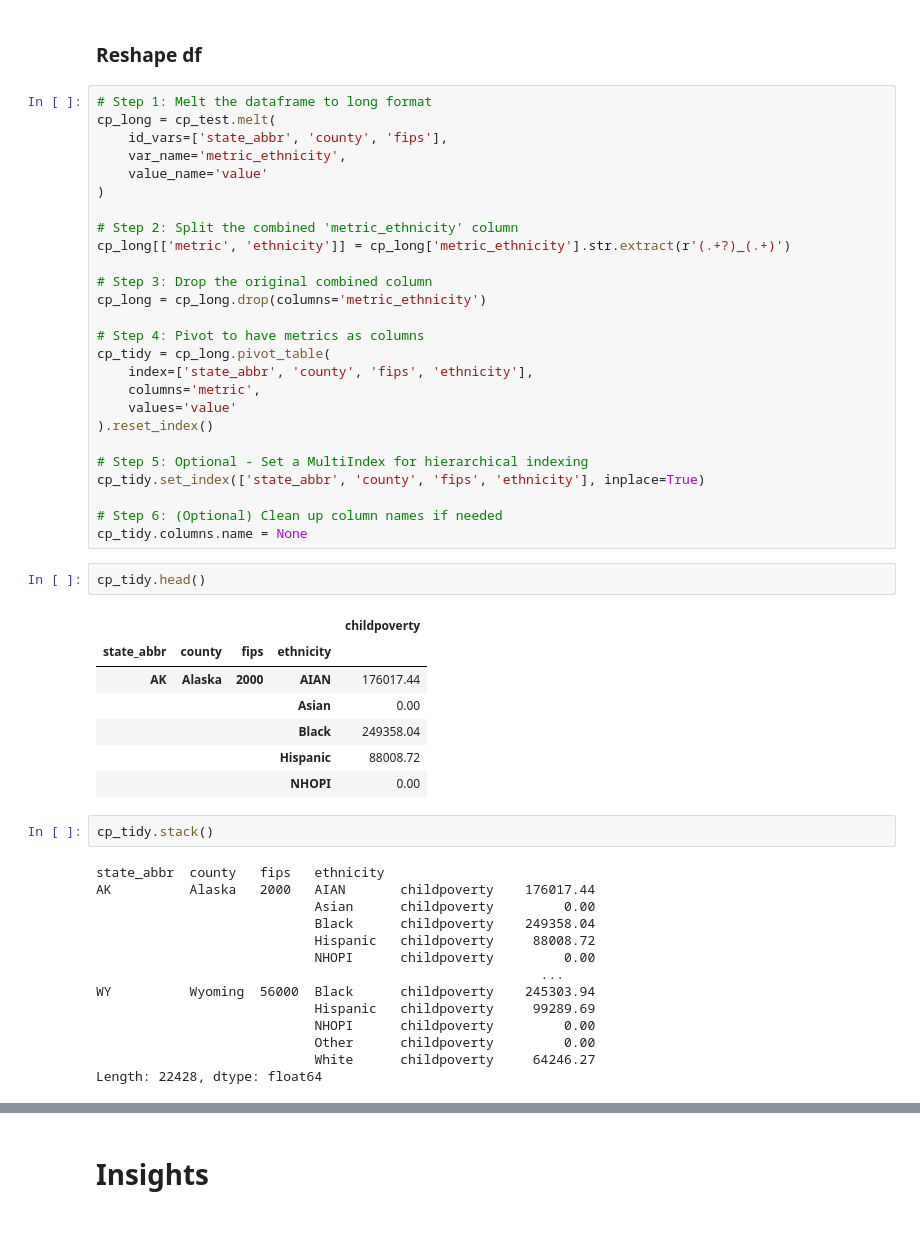
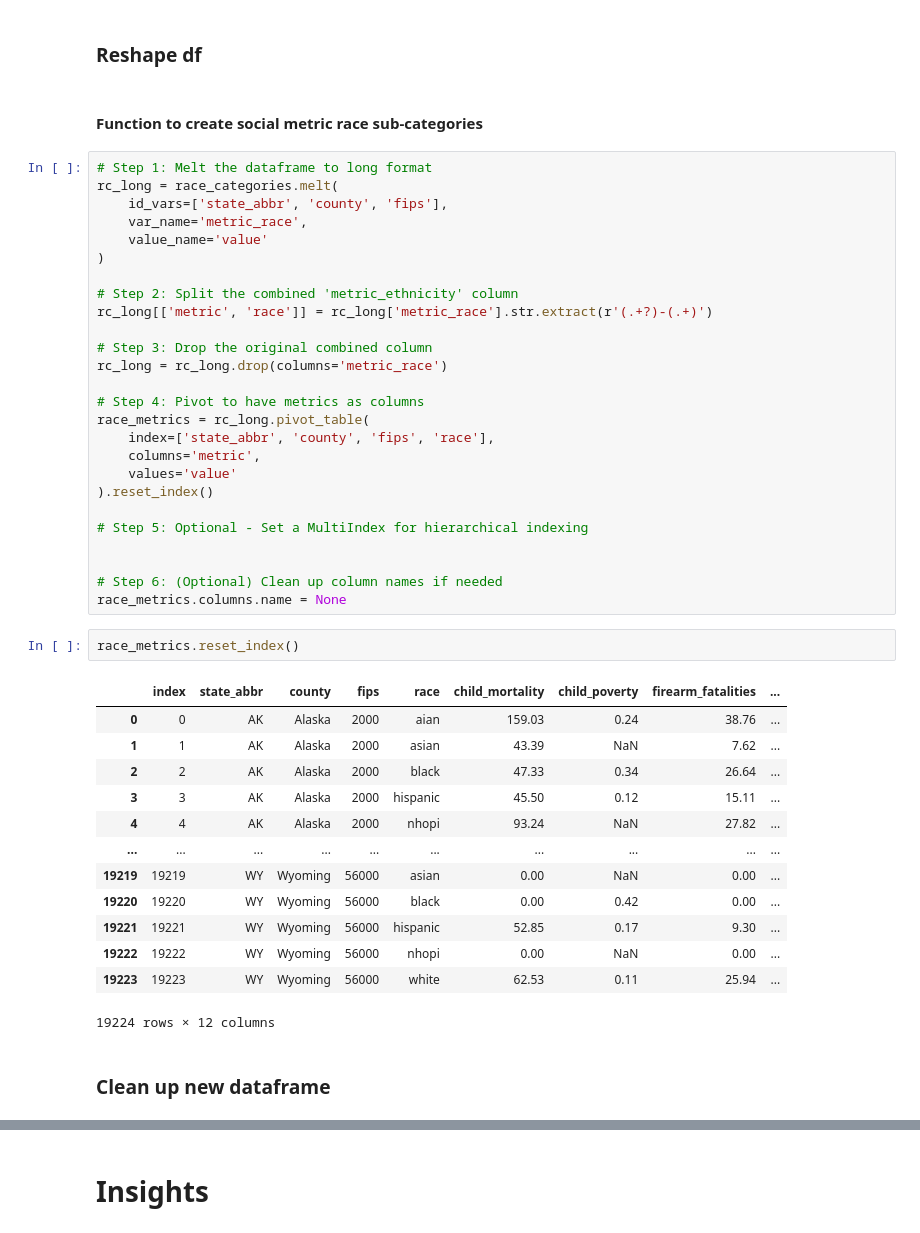
Before and after one commit to mapsg91/CapstoneII_MG, a Jupyter notebook: data/Clean Data/selected_vars/clean_select_features.ipynb, the cells around one changed output, grey strips where cells are left out. Cells and saved outputs as stored; diff of their text form.

```diff
--- a/data/Clean Data/selected_vars/clean_select_features.ipynb
+++ b/data/Clean Data/selected_vars/clean_select_features.ipynb
@@ -133,54 +112,48 @@ cp_test.head()
 # %% [markdown]
 ### Reshape df
+# %% [markdown]
+#### Function to create social metric race sub-categories
 # %%
 # Step 1: Melt the dataframe to long format
-cp_long = cp_test.melt(
+rc_long = race_categories.melt(
     id_vars=['state_abbr', 'county', 'fips'],
-    var_name='metric_ethnicity',
+    var_name='metric_race',
     value_name='value'
 )
 
 # Step 2: Split the combined 'metric_ethnicity' column
-cp_long[['metric', 'ethnicity']] = cp_long['metric_ethnicity'].str.extract(r'(.+?)_(.+)')
+rc_long[['metric', 'race']] = rc_long['metric_race'].str.extract(r'(.+?)-(.+)')
 
 # Step 3: Drop the original combined column
-cp_long = cp_long.drop(columns='metric_ethnicity')
+rc_long = rc_long.drop(columns='metric_race')
 
 # Step 4: Pivot to have metrics as columns
-cp_tidy = cp_long.pivot_table(
-    index=['state_abbr', 'county', 'fips', 'ethnicity'],
+race_metrics = rc_long.pivot_table(
+    index=['state_abbr', 'county', 'fips', 'race'],
     columns='metric',
     values='value'
 ).reset_index()
 
 # Step 5: Optional - Set a MultiIndex for hierarchical indexing
-cp_tidy.set_index(['state_abbr', 'county', 'fips', 'ethnicity'], inplace=True)
+
 
 # Step 6: (Optional) Clean up column names if needed
-cp_tidy.columns.name = None
+race_metrics.columns.name = None
-# %%
-cp_tidy.head()
-# %% [output]
-|  |  |  |  | childpoverty |
-| state_abbr | county | fips | ethnicity |  |
-| AK | Alaska | 2000 | AIAN | 176017.44 |
-|  |  |  | Asian | 0.00 |
-|  |  |  | Black | 249358.04 |
-|  |  |  | Hispanic | 88008.72 |
-|  |  |  | NHOPI | 0.00 |
-# %%
-cp_tidy.stack()
-# %% [output]
-state_abbr  county   fips   ethnicity
-AK          Alaska   2000   AIAN       childpoverty    176017.44
-                            Asian      childpoverty         0.00
-                            Black      childpoverty    249358.04
-                            Hispanic   childpoverty     88008.72
-                            NHOPI      childpoverty         0.00
-                                                         ...
-WY          Wyoming  56000  Black      childpoverty    245303.94
-                            Hispanic   childpoverty     99289.69
-                            NHOPI      childpoverty         0.00
-                            Other      childpoverty         0.00
-                            White      childpoverty     64246.27
-Length: 22428, dtype: float64
+# %%
+race_metrics.reset_index()
+# %% [output]
+|  | index | state_abbr | county | fips | race | child_mortality | child_poverty | firearm_fatalities | ... |
+| 0 | 0 | AK | Alaska | 2000 | aian | 159.03 | 0.24 | 38.76 | ... |
+| 1 | 1 | AK | Alaska | 2000 | asian | 43.39 | NaN | 7.62 | ... |
+| 2 | 2 | AK | Alaska | 2000 | black | 47.33 | 0.34 | 26.64 | ... |
+| 3 | 3 | AK | Alaska | 2000 | hispanic | 45.50 | 0.12 | 15.11 | ... |
+| 4 | 4 | AK | Alaska | 2000 | nhopi | 93.24 | NaN | 27.82 | ... |
+| ... | ... | ... | ... | ... | ... | ... | ... | ... | ... |
+| 19219 | 19219 | WY | Wyoming | 56000 | asian | 0.00 | NaN | 0.00 | ... |
+| 19220 | 19220 | WY | Wyoming | 56000 | black | 0.00 | 0.42 | 0.00 | ... |
+| 19221 | 19221 | WY | Wyoming | 56000 | hispanic | 52.85 | 0.17 | 9.30 | ... |
+| 19222 | 19222 | WY | Wyoming | 56000 | nhopi | 0.00 | NaN | 0.00 | ... |
+| 19223 | 19223 | WY | Wyoming | 56000 | white | 62.53 | 0.11 | 25.94 | ... |
+19224 rows × 12 columns
+# %% [markdown]
+### Clean up new dataframe
```
Also changed, not shown: parts of 22 cells of this notebook, 1 other file.
